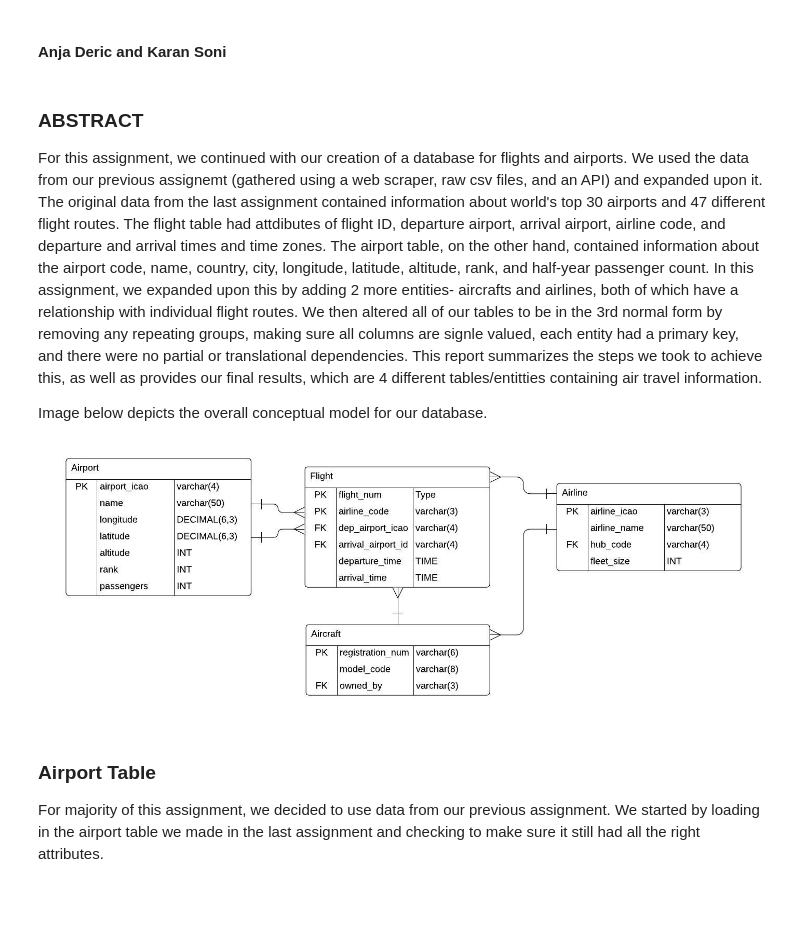
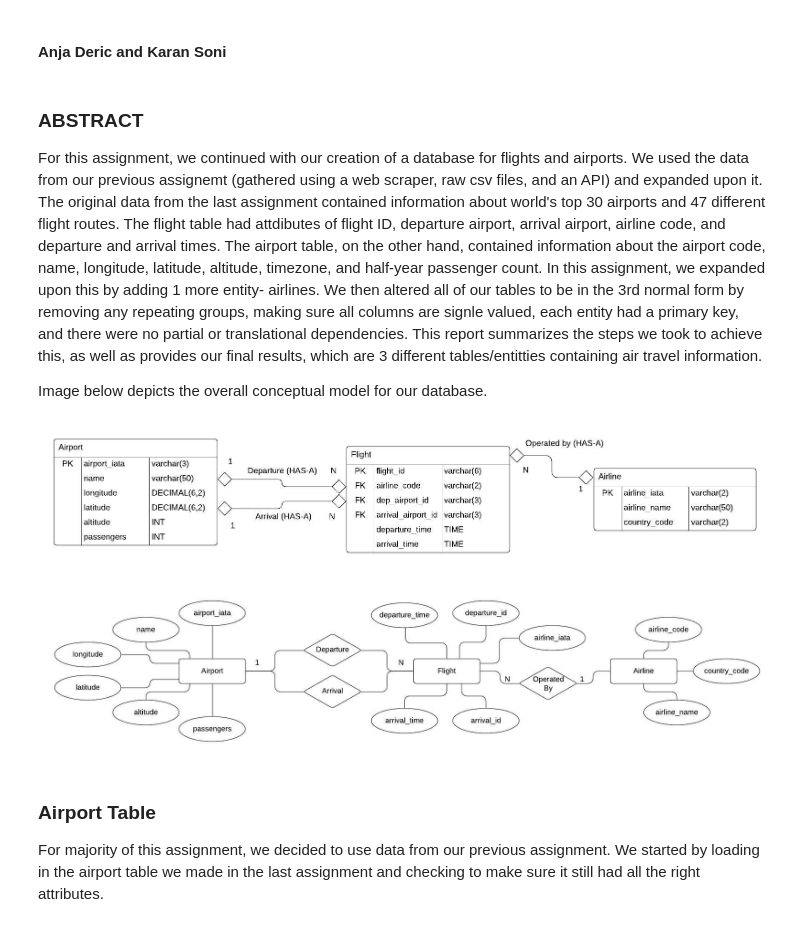
Before and after one commit to INFO6210/Assignment-2, a Jupyter notebook: DericAnjaSoniKaran_INFO6210_Assignment2.ipynb, the cells around one changed output. Saved outputs shown, nothing was run; the diff lists cells and outputs as text; code cells hidden in the pictures; blank space fills up the shorter version.

```diff
--- a/DericAnjaSoniKaran_INFO6210_Assignment2.ipynb
+++ b/DericAnjaSoniKaran_INFO6210_Assignment2.ipynb
@@ -5,14 +5,19 @@
 # %% [markdown]
 ### ABSTRACT
 
-For this assignment, we continued with our creation of a database for flights and airports. We used the data from our previous assignemt (gathered using a web scraper, raw csv files, and an API) and expanded upon it. The original data from the last assignment contained information about world's top 30 airports and 47 different flight routes. The flight table had attdibutes of flight ID, departure airport, arrival airport, airline code, and departure and arrival times and time zones. The airport table, on the other hand, contained information about the airport code, name, country, city, longitude, latitude, altitude, rank, and half-year passenger count. In this assignment, we expanded upon this by adding 2 more entities- aircrafts and airlines, both of which have a relationship with individual flight routes. We then altered all of our tables to be in the 3rd normal form by removing any repeating groups, making sure all columns are signle valued, each entity had a primary key, and there were no partial or translational dependencies. This report summarizes the steps we took to achieve this, as well as provides our final results, which are 4 different tables/entitties containing air travel information.
+For this assignment, we continued with our creation of a database for flights and airports. We used the data from our previous assignemt (gathered using a web scraper, raw csv files, and an API) and expanded upon it. The original data from the last assignment contained information about world's top 30 airports and 47 different flight routes. The flight table had attdibutes of flight ID, departure airport, arrival airport, airline code, and departure and arrival times. The airport table, on the other hand, contained information about the airport code, name, longitude, latitude, altitude, timezone, and half-year passenger count. In this assignment, we expanded upon this by adding 1 more entity- airlines. We then altered all of our tables to be in the 3rd normal form by removing any repeating groups, making sure all columns are signle valued, each entity had a primary key, and there were no partial or translational dependencies. This report summarizes the steps we took to achieve this, as well as provides our final results, which are 3 different tables/entitties containing air travel information.
 
 Image below depicts the overall conceptual model for our database.
 # %%
 from IPython.display import Image
-Image(r'ERmodel2.jpeg')
+Image(r'C:\Users\anja\Documents\INFO6210\UMLmodel.jpeg')
 # %% [output]
-[figure, old version]
+[figure, new version]
+# %%
+from IPython.display import Image
+Image(r'C:\Users\anja\Documents\INFO6210\ConceptualModel.jpeg')
+# %% [output]
+[figure, added]
 # %%
 import requests
 import json
```
Also changed, not shown: parts of 5 cells of this notebook, 7 other files.
